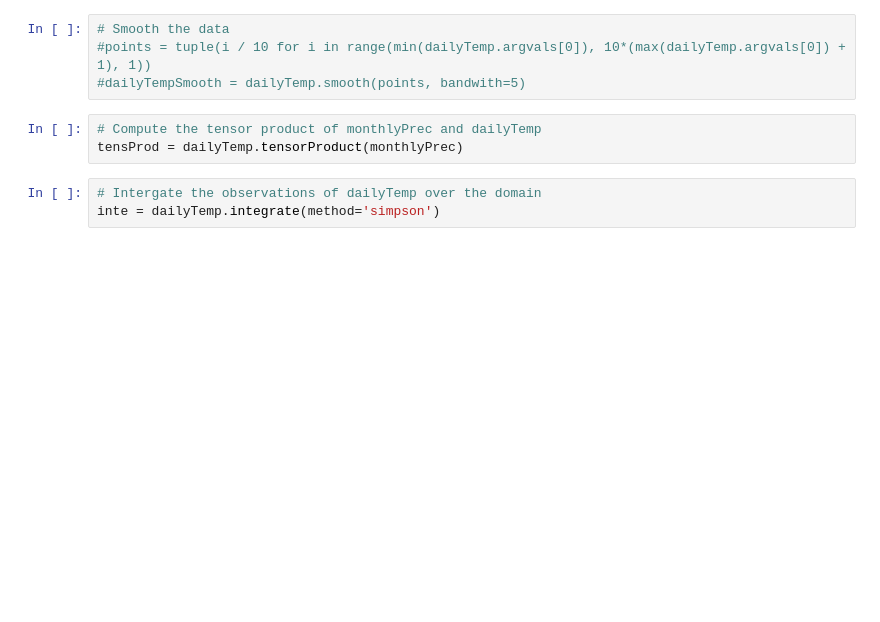
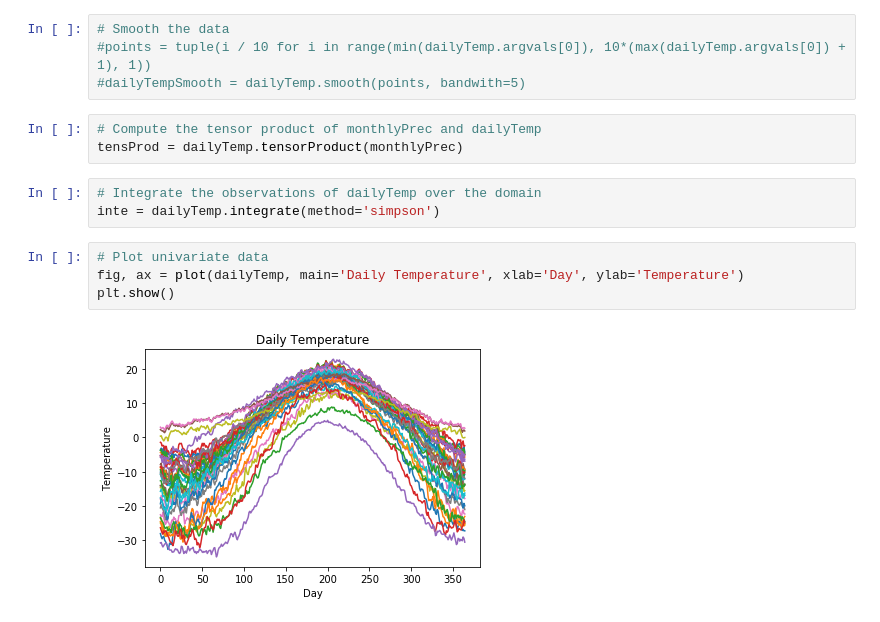
Before and after one commit to StevenGolovkine/FDApy, a Jupyter notebook: examples/canadian_weather.ipynb, the cells around one changed output. Drawn from its saved outputs; the diff is of its cells as text; blank space fills up the shorter version.

Commit message:
Add plot

```diff
--- a/examples/canadian_weather.ipynb
+++ b/examples/canadian_weather.ipynb
@@ -197,5 +197,11 @@ canadWeather_proj = mfpca.transform(canadWeather)
 # Compute the tensor product of monthlyPrec and dailyTemp
 tensProd = dailyTemp.tensorProduct(monthlyPrec)
 # %%
-# Intergate the observations of dailyTemp over the domain
+# Integrate the observations of dailyTemp over the domain
 inte = dailyTemp.integrate(method='simpson')
+# %%
+# Plot univariate data
+fig, ax = plot(dailyTemp, main='Daily Temperature', xlab='Day', ylab='Temperature')
+plt.show()
+# %% [output]
+[figure, added]
```
Also changed, not shown: parts of 4 cells of this notebook, 2 other files.
